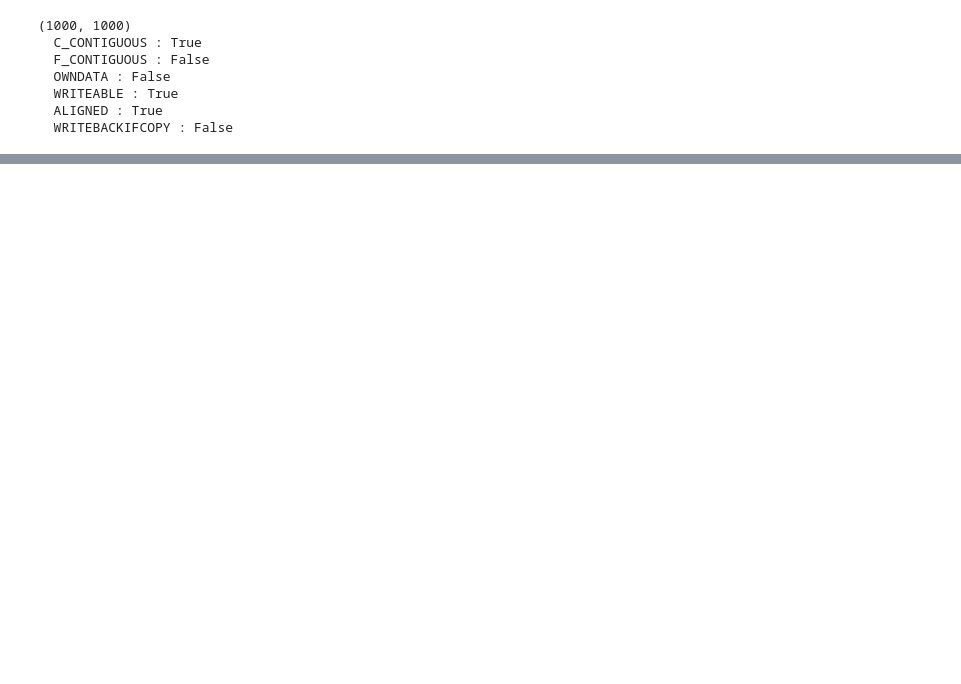
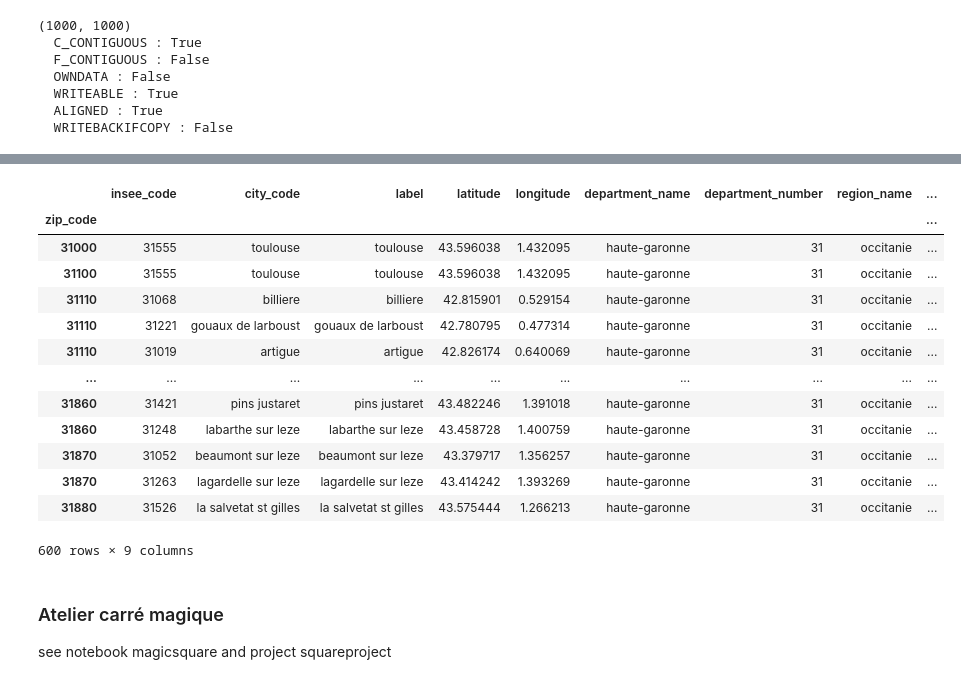
Before and after one commit to matthcol/pythonperf202312b, a Jupyter notebook: notebook1.ipynb, the cells around one changed output, grey strips where cells are left out. Drawn from its saved outputs; the diff is of its cells as text; code cells hidden in the pictures; blank space fills up the shorter version.

```diff
--- a/notebook1.ipynb
+++ b/notebook1.ipynb
@@ -1137,0 +1294,5 @@ array([[ 5.38620603,  8.11377451, 11.38337211,  9.6508103 ,  8.12797394,
+# %%
+dfCitiesFrZipcode = dfCitiesFr.astype({'zip_code':int}) \
+        .set_index('zip_code') \
+        .sort_index()
+dfCitiesFrZipcode.head(2)
@@ -1137,0 +1304,20 @@ array([[ 5.38620603,  8.11377451, 11.38337211,  9.6508103 ,  8.12797394,
+# %%
+dfCitiesFrZipcode.loc[31000:31999]
+# %% [output]
+|  | insee_code | city_code | label | latitude | longitude | department_name | department_number | region_name | ... |
+| zip_code |  |  |  |  |  |  |  |  | ... |
+| 31000 | 31555 | toulouse | toulouse | 43.596038 | 1.432095 | haute-garonne | 31 | occitanie | ... |
+| 31100 | 31555 | toulouse | toulouse | 43.596038 | 1.432095 | haute-garonne | 31 | occitanie | ... |
+| 31110 | 31068 | billiere | billiere | 42.815901 | 0.529154 | haute-garonne | 31 | occitanie | ... |
+| 31110 | 31221 | gouaux de larboust | gouaux de larboust | 42.780795 | 0.477314 | haute-garonne | 31 | occitanie | ... |
+| 31110 | 31019 | artigue | artigue | 42.826174 | 0.640069 | haute-garonne | 31 | occitanie | ... |
+| ... | ... | ... | ... | ... | ... | ... | ... | ... | ... |
+| 31860 | 31421 | pins justaret | pins justaret | 43.482246 | 1.391018 | haute-garonne | 31 | occitanie | ... |
+| 31860 | 31248 | labarthe sur leze | labarthe sur leze | 43.458728 | 1.400759 | haute-garonne | 31 | occitanie | ... |
+| 31870 | 31052 | beaumont sur leze | beaumont sur leze | 43.379717 | 1.356257 | haute-garonne | 31 | occitanie | ... |
+| 31870 | 31263 | lagardelle sur leze | lagardelle sur leze | 43.414242 | 1.393269 | haute-garonne | 31 | occitanie | ... |
+| 31880 | 31526 | la salvetat st gilles | la salvetat st gilles | 43.575444 | 1.266213 | haute-garonne | 31 | occitanie | ... |
+600 rows × 9 columns
+# %% [markdown]
+### Atelier carré magique
+see notebook magicsquare and project squareproject
```
Also changed, not shown: parts of 37 cells of this notebook, 4 other files.
